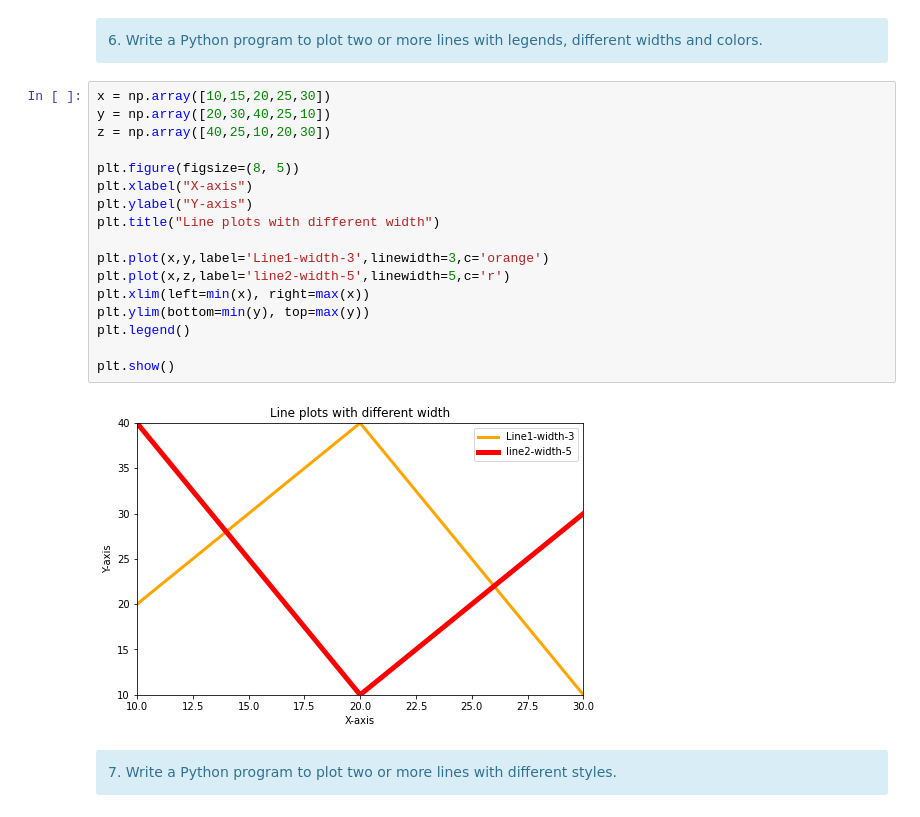
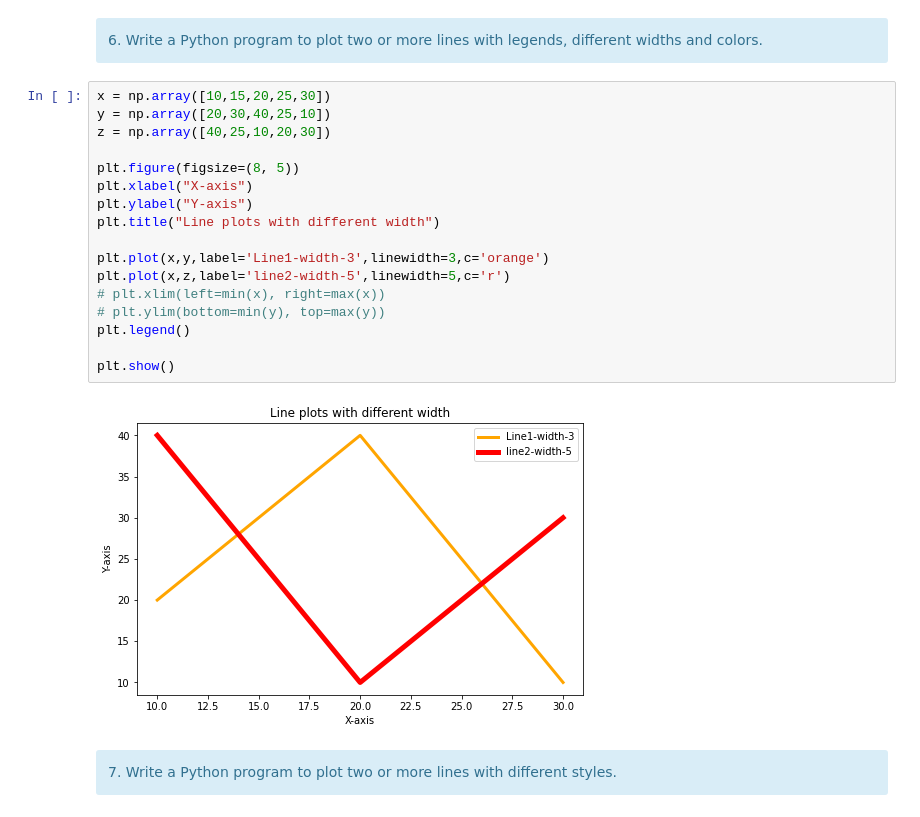
Before and after one commit to UkaniHemanshi/CDAC_Class, a Jupyter notebook: 35_DataAnalysis/Assignments/Assignment 4.ipynb, the cells around one changed output. Saved outputs shown, nothing was run; the diff lists cells and outputs as text.

```diff
--- a/35_DataAnalysis/Assignments/Assignment 4.ipynb
+++ b/35_DataAnalysis/Assignments/Assignment 4.ipynb
@@ -116,22 +116,22 @@ widths and colors.</b>
 # %%
 x = np.array([10,15,20,25,30])
 y = np.array([20,30,40,25,10])
 z = np.array([40,25,10,20,30])
 
 plt.figure(figsize=(8, 5))
 plt.xlabel("X-axis")
 plt.ylabel("Y-axis")
 plt.title("Line plots with different width")
 
 plt.plot(x,y,label='Line1-width-3',linewidth=3,c='orange')
 plt.plot(x,z,label='line2-width-5',linewidth=5,c='r')
-plt.xlim(left=min(x), right=max(x))
-plt.ylim(bottom=min(y), top=max(y))
+# plt.xlim(left=min(x), right=max(x))
+# plt.ylim(bottom=min(y), top=max(y))
 plt.legend()
 
 plt.show()
 # %% [output]
-[figure, old version]
+[figure, new version]
 # %% [markdown]
 <div class = "alert alert-block alert-info"
     <b>7. Write a Python program to plot two or more lines with different styles.</b>
```
Also changed, not shown: 20 other files.
